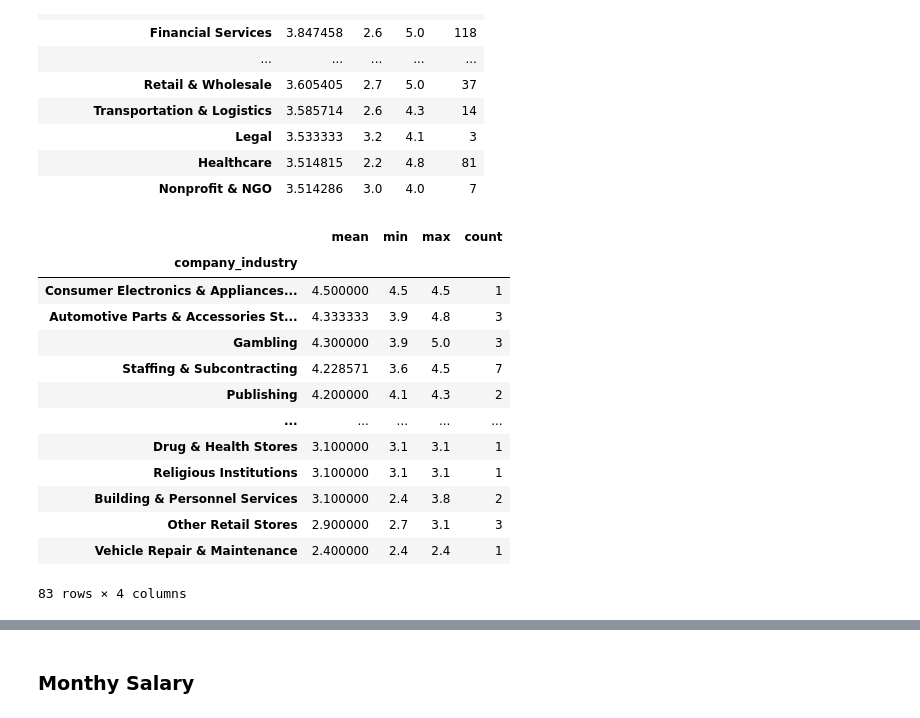
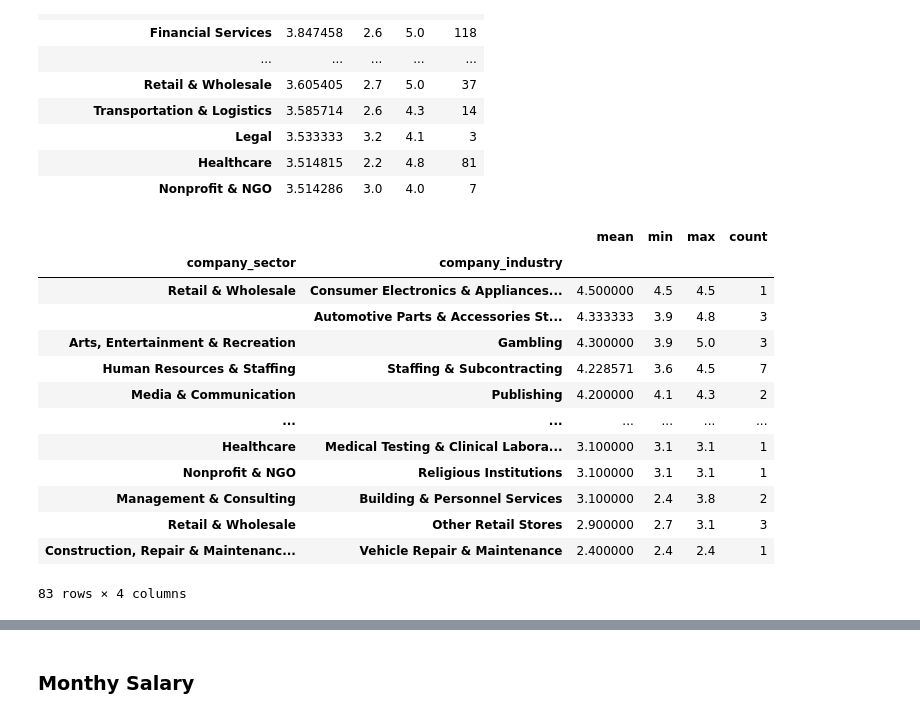
Before and after one commit to icanooooo/capstone_project_1, a Jupyter notebook: capstone.ipynb, the cells around one changed output, grey strips where cells are left out. Saved outputs shown, nothing was run; the diff lists cells and outputs as text; code cells hidden in the pictures.

```diff
--- a/capstone.ipynb
+++ b/capstone.ipynb
@@ -277,19 +277,19 @@ df_recruitments.groupby('company_sector')['company_rating'].agg(['mean', 'min',
 | Healthcare | 3.514815 | 2.2 | 4.8 | 81 |
 | Nonprofit & NGO | 3.514286 | 3.0 | 4.0 | 7 |
 # %%
-df_recruitments.groupby('company_industry')['company_rating'].agg(['mean', 'min', 'max', 'count']).sort_values(by='mean', ascending=False)
+df_recruitments.groupby(['company_sector','company_industry'])['company_rating'].agg(['mean', 'min', 'max', 'count']).sort_values(by='mean', ascending=False)
 # %% [output]
-|  | mean | min | max | count |
-| company_industry |  |  |  |  |
-| Consumer Electronics & Appliances... | 4.500000 | 4.5 | 4.5 | 1 |
-| Automotive Parts & Accessories St... | 4.333333 | 3.9 | 4.8 | 3 |
-| Gambling | 4.300000 | 3.9 | 5.0 | 3 |
-| Staffing & Subcontracting | 4.228571 | 3.6 | 4.5 | 7 |
-| Publishing | 4.200000 | 4.1 | 4.3 | 2 |
-| ... | ... | ... | ... | ... |
-| Drug & Health Stores | 3.100000 | 3.1 | 3.1 | 1 |
-| Religious Institutions | 3.100000 | 3.1 | 3.1 | 1 |
-| Building & Personnel Services | 3.100000 | 2.4 | 3.8 | 2 |
-| Other Retail Stores | 2.900000 | 2.7 | 3.1 | 3 |
-| Vehicle Repair & Maintenance | 2.400000 | 2.4 | 2.4 | 1 |
+|  |  | mean | min | max | count |
+| company_sector | company_industry |  |  |  |  |
+| Retail & Wholesale | Consumer Electronics & Appliances... | 4.500000 | 4.5 | 4.5 | 1 |
+|  | Automotive Parts & Accessories St... | 4.333333 | 3.9 | 4.8 | 3 |
+| Arts, Entertainment & Recreation | Gambling | 4.300000 | 3.9 | 5.0 | 3 |
+| Human Resources & Staffing | Staffing & Subcontracting | 4.228571 | 3.6 | 4.5 | 7 |
+| Media & Communication | Publishing | 4.200000 | 4.1 | 4.3 | 2 |
+| ... | ... | ... | ... | ... | ... |
+| Healthcare | Medical Testing & Clinical Labora... | 3.100000 | 3.1 | 3.1 | 1 |
+| Nonprofit & NGO | Religious Institutions | 3.100000 | 3.1 | 3.1 | 1 |
+| Management & Consulting | Building & Personnel Services | 3.100000 | 2.4 | 3.8 | 2 |
+| Retail & Wholesale | Other Retail Stores | 2.900000 | 2.7 | 3.1 | 3 |
+| Construction, Repair & Maintenanc... | Vehicle Repair & Maintenance | 2.400000 | 2.4 | 2.4 | 1 |
 83 rows × 4 columns
```
Also changed, not shown: parts of 4 cells of this notebook.
